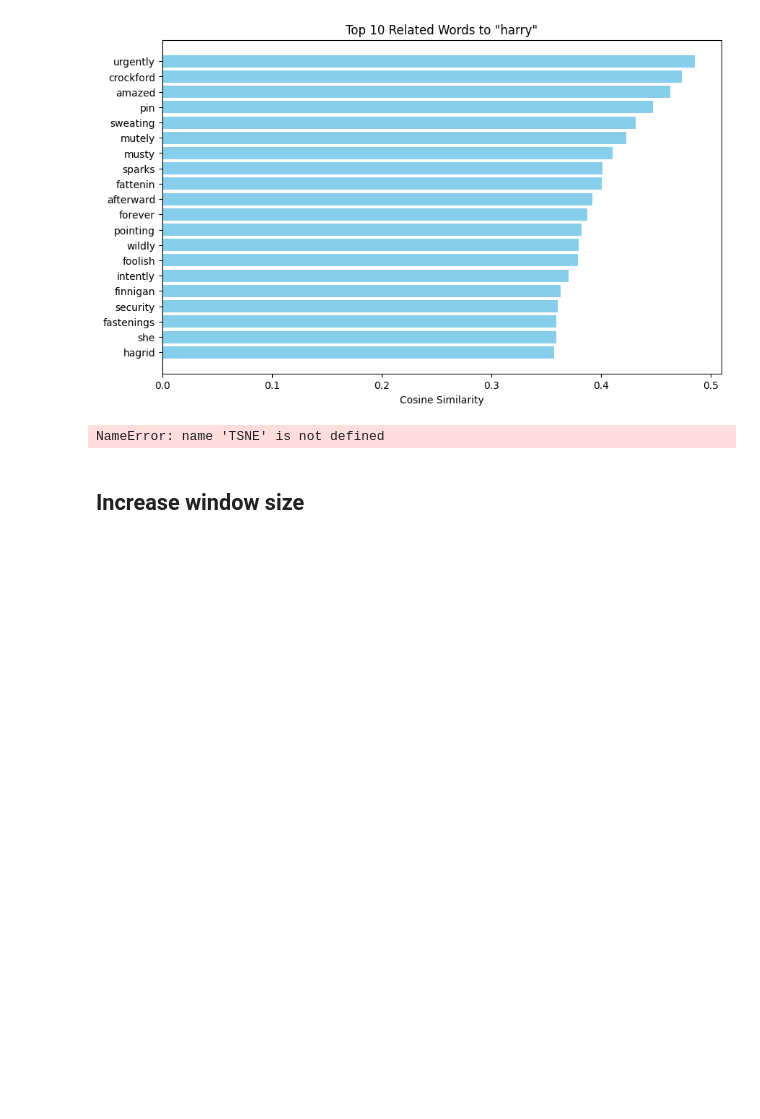
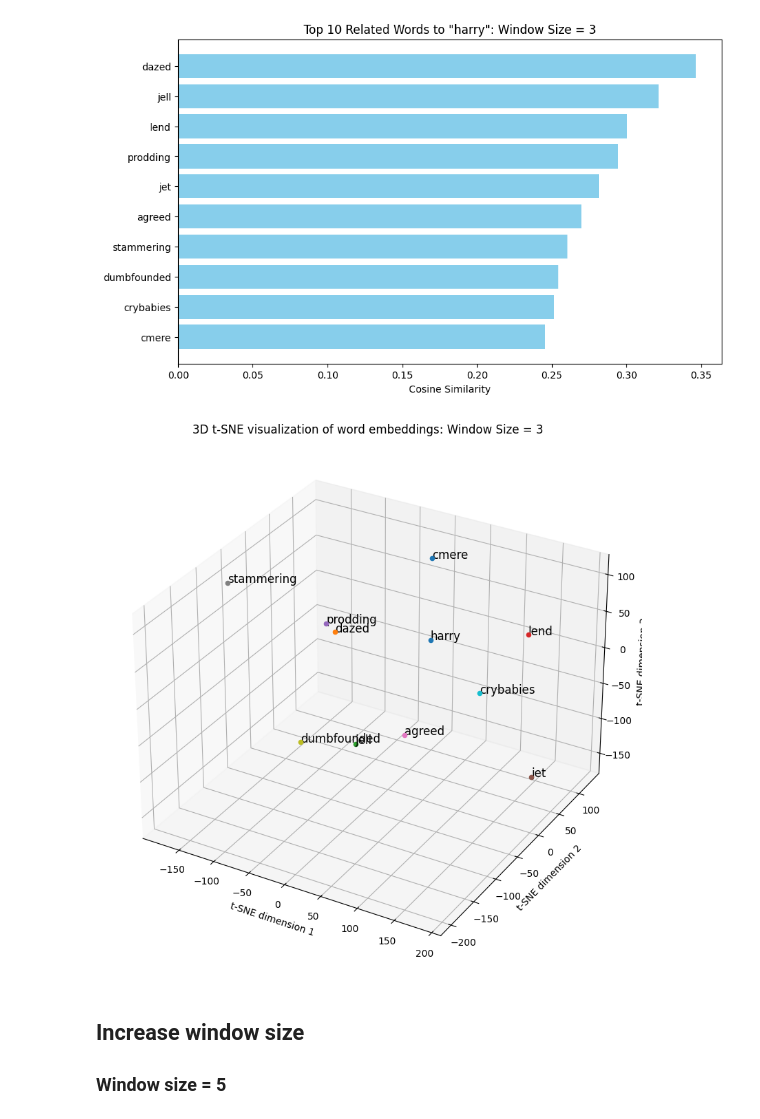
Before and after one commit to Zach-schwark/Natural-Language-Processing, a Jupyter notebook: Lab1/lab1.ipynb, the cells around one changed output. Drawn from its saved outputs; the diff is of its cells as text; code cells hidden in the pictures; blank space fills up the shorter version.

```diff
--- a/Lab1/lab1.ipynb
+++ b/Lab1/lab1.ipynb
@@ -192,34 +264,9 @@ afterward: 0.3925
 # %%
-from sklearn.metrics.pairwise import cosine_similarity
-
-# Create a model to extract embeddings
 embedding_model = tf.keras.Model(inputs=model.input, outputs=model.get_layer(index=1).output)
 embeddings = embedding_model.get_weights()[0]  # Get the weights of the embedding layer
 
-# Function to get embedding for a word
-def get_embedding(word):
-    word_idx = word_to_idx[word]
-    return embeddings[word_idx]
-
-# Compute similarity between the target word and all other words
-def get_most_similar_words(target_word, top_n=10):
-    target_embedding = get_embedding(target_word)
-    similarities = []
-
-    for idx, word in idx_to_word.items():
-        if word == target_word:
-            continue
-        word_embedding = embeddings[idx]
-        similarity = cosine_similarity([target_embedding], [word_embedding])[0][0]
-        similarities.append((word, similarity))
-
-    # Sort by similarity
-    similarities = sorted(similarities, key=lambda x: x[1], reverse=True)
-    return similarities[:top_n]
-
-# Example usage
 target_word = "harry"
-top_related_words = get_most_similar_words(target_word, top_n=20)
+top_related_words = get_most_similar_words(target_word, top_n=10)
 
 print(f"Top related words to '{target_word}':")
 for word, similarity in top_related_words:
@@ -245,41 +286,41 @@ hagrid: 0.3577
-# %%
-import matplotlib.pyplot as plt
-
-# Plotting the results
-words, similarities = zip(*top_related_words)
-
-plt.figure(figsize=(10, 6))
-plt.barh(words, similarities, color='skyblue')
-plt.xlabel('Cosine Similarity')
-plt.title(f'Top 10 Related Words to "{target_word}"')
-plt.gca().invert_yaxis()  # Invert y-axis to have the highest similarity on top
-plt.show()
-# %% [output]
-[figure, removed]
 # %%
+# Plotting the results
+words, similarities = zip(*top_related_words)
+
+plt.figure(figsize=(10, 6))
+plt.barh(words, similarities, color='skyblue')
+plt.xlabel('Cosine Similarity')
+plt.title(f'Top 10 Related Words to "{target_word}": Window Size = 3')
+plt.gca().invert_yaxis()  # Invert y-axis to have the highest similarity on top
+plt.show()
+
+
 # Prepare data for t-SNE
 words = [target_word] + [word for word, _ in top_related_words]
 word_embeddings = np.array([get_embedding(word) for word in words])
 
 # Apply t-SNE with adjusted perplexity
 perplexity = min(30, len(words) - 1)  # Perplexity should be less than the number of samples
 tsne = TSNE(n_components=3, perplexity=perplexity, random_state=42)
 word_embeddings_3d = tsne.fit_transform(word_embeddings)
 
 # Plot the t-SNE visualization
 fig = plt.figure(figsize=(12, 10))
 ax = fig.add_subplot(111, projection='3d')
 
 for i, word in enumerate(words):
     ax.scatter(word_embeddings_3d[i, 0], word_embeddings_3d[i, 1], word_embeddings_3d[i, 2])
     ax.text(word_embeddings_3d[i, 0], word_embeddings_3d[i, 1], word_embeddings_3d[i, 2], word, fontsize=12)
 
-ax.set_title('3D t-SNE visualization of word embeddings')
+ax.set_title('3D t-SNE visualization of word embeddings: Window Size = 3')
 ax.set_xlabel('t-SNE dimension 1')
 ax.set_ylabel('t-SNE dimension 2')
 ax.set_zlabel('t-SNE dimension 3')
 plt.show()
 # %% [output]
-NameError: name 'TSNE' is not defined
+[figure, added]
+[figure, added]
 # %% [markdown]
 ## Increase window size
+
+### Window size = 5
```
Also changed, not shown: parts of 14 cells of this notebook.
